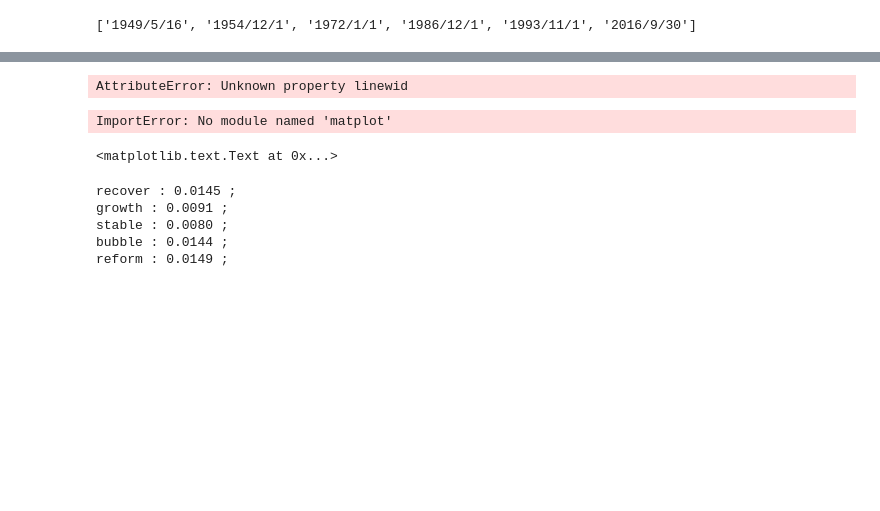
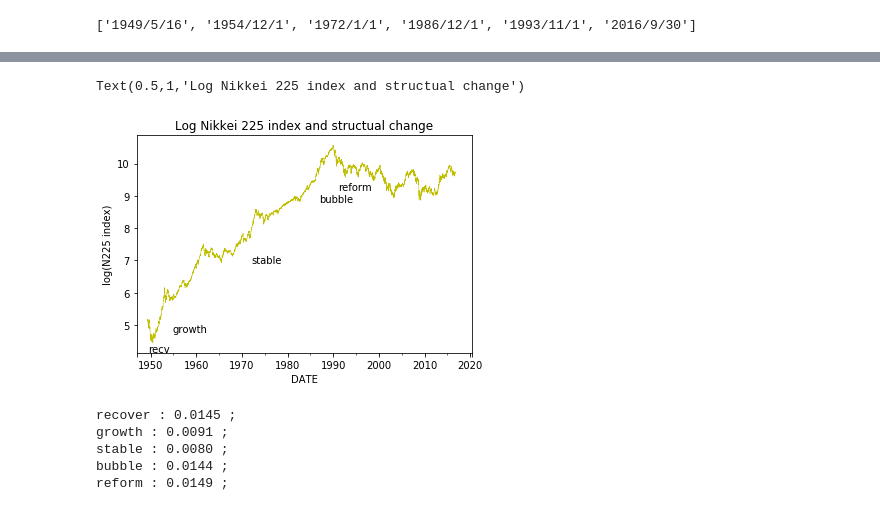
Before and after one commit to s-y-00/panplling_python3_sys_trading, a Jupyter notebook: chapter5.ipynb, the cells around one changed output, grey strips where cells are left out. Drawn from its saved outputs; the diff is of its cells as text; code cells hidden in the pictures; blank space fills up the shorter version.

```diff
--- a/chapter5.ipynb
+++ b/chapter5.ipynb
@@ -154,52 +59,21 @@ NameError: name 'n225' is not defined
 # %%
+# 対数価格表示
 import numpy as np
 fig=plt.figure()
 g=fig.add_subplot(1,1,1)
 ln_n225=np.log(n225)
-ln_n225.plot(ax=g,style='y-',linewid=0.5)
+ln_n225.plot(ax=g,style='y-',linewidth=0.5)
 
 for date, label in struct_break:
     g.annotate(label,xy=(date, ln_n225.asof(date)),
               xytext=(date,ln_n225.asof(date)-0.75),
-              horizontalalignment='left',verticalignment='top')
-    g.set_xlim(['1947/1/1','2019/4/25'])
+              horizontalalignment='left',verticalalignment='top')
+    g.set_xlim(['1947/1/1','2020/4/25'])
 plt.ylabel('log(N225 index)')
 plt.title("Log Nikkei 225 index and structual change")
 # %% [output]
-AttributeError: Unknown property linewid
+Text(0.5,1,'Log Nikkei 225 index and structual change')
+[figure, added]
-# %%
-import numpy as np
-import matplot as plt
-fig=plt.figure()
-g=fig.add_subplot(1,1,1)
-ln_n225=np.log(n225)
-ln_n225.plot(ax=g,style='y-',linewid=0.5)
-
-for date, label in struct_break:
-    g.annotate(label,xy=(date, ln_n225.asof(date)),
-              xytext=(date,ln_n225.asof(date)-0.75),
-              horizontalalignment='left',verticalignment='top')
-    g.set_xlim(['1947/1/1','2019/4/25'])
-plt.ylabel('log(N225 index)')
-plt.title("Log Nikkei 225 index and structual change")
-# %% [output]
-ImportError: No module named 'matplot'
-# %%
-import numpy as np
-fig=plt.figure()
-g=fig.add_subplot(1,1,1)
-ln_n225=np.log(n225)
-ln_n225.plot(ax=g,style='y-',linewidth=0.5)
-
-for date, label in struct_break:
-    g.annotate(label,xy=(date, ln_n225.asof(date)),
-              xytext=(date,ln_n225.asof(date)-0.75),
-              horizontalalignment='left',verticalalignment='top')
-    g.set_xlim(['1947/1/1','2019/4/25'])
-plt.ylabel('log(N225 index)')
-plt.title("Log Nikkei 225 index and structual change")
-# %% [output]
-<matplotlib.text.Text at 0x...>
 # %%
 import pandas_datareader.data as pdr
 import numpy as np
```
Also changed, not shown: parts of 15 cells of this notebook.
